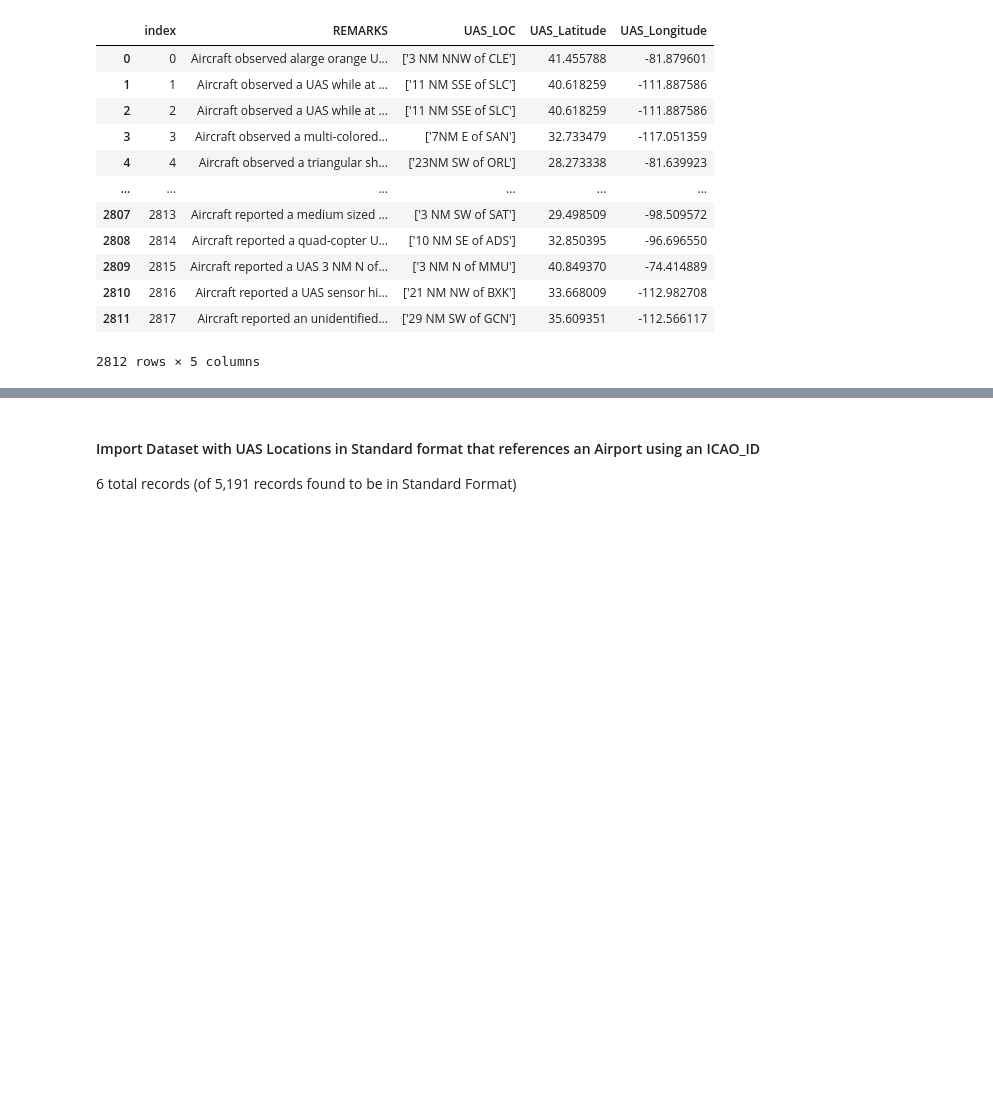
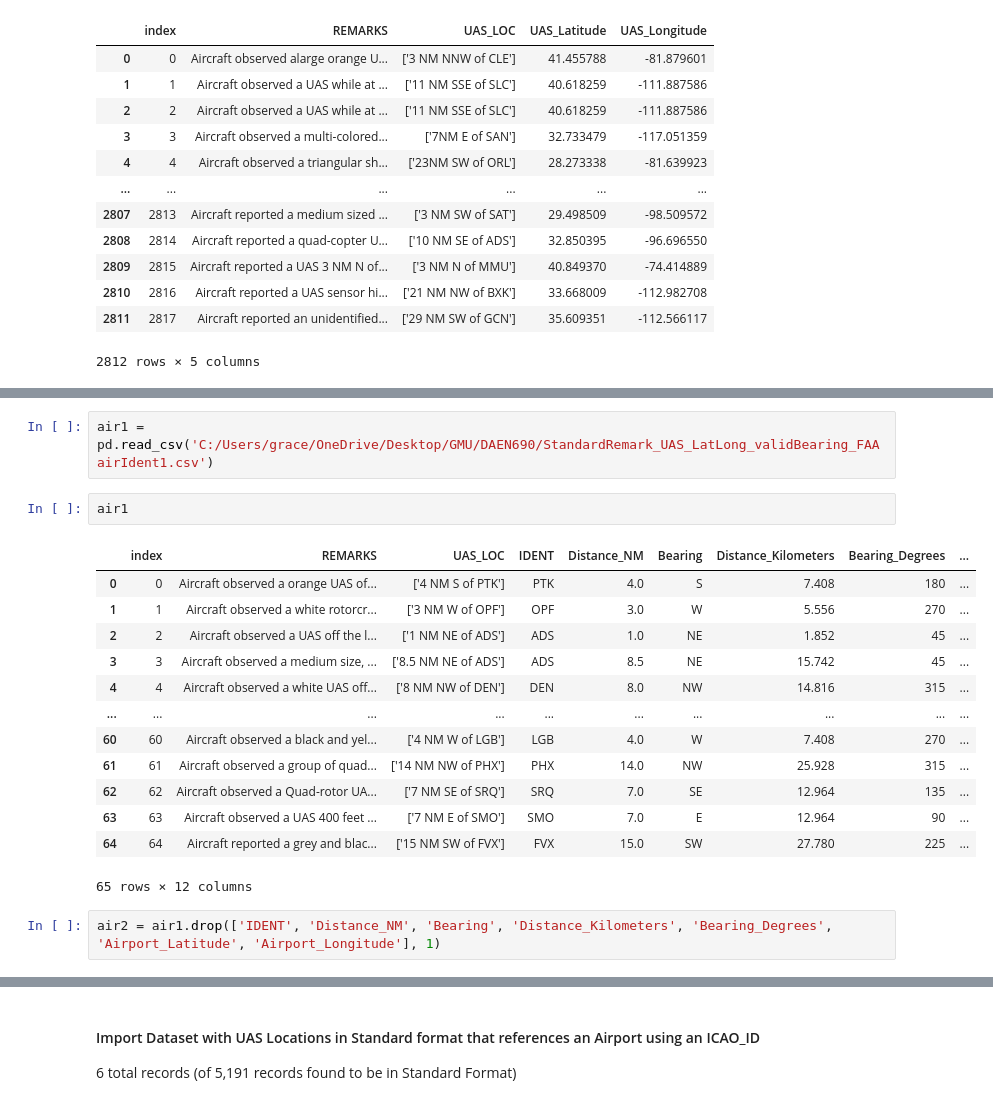
Before and after one commit to LexMG/DAEN690-FAA-UAS, a Jupyter notebook: Completed_UAS_Locations.ipynb, the cells around one changed output, grey strips where cells are left out. Saved outputs shown, nothing was run; the diff lists cells and outputs as text; blank space fills up the shorter version.

```diff
--- a/Completed_UAS_Locations.ipynb
+++ b/Completed_UAS_Locations.ipynb
@@ -49,0 +78,20 @@ std_uas_airports1
+# %%
+air1 = pd.read_csv('C:/Users/grace/OneDrive/Desktop/GMU/DAEN690/StandardRemark_UAS_LatLong_validBearing_FAAairIdent1.csv')
+# %%
+air1
+# %% [output]
+|  | index | REMARKS | UAS_LOC | IDENT | Distance_NM | Bearing | Distance_Kilometers | Bearing_Degrees | ... |
+| 0 | 0 | Aircraft observed a orange UAS of... | ['4 NM S of PTK'] | PTK | 4.0 | S | 7.408 | 180 | ... |
+| 1 | 1 | Aircraft observed a white rotorcr... | ['3 NM W of OPF'] | OPF | 3.0 | W | 5.556 | 270 | ... |
+| 2 | 2 | Aircraft observed a UAS off the l... | ['1 NM NE of ADS'] | ADS | 1.0 | NE | 1.852 | 45 | ... |
+| 3 | 3 | Aircraft observed a medium size, ... | ['8.5 NM NE of ADS'] | ADS | 8.5 | NE | 15.742 | 45 | ... |
+| 4 | 4 | Aircraft observed a white UAS off... | ['8 NM NW of DEN'] | DEN | 8.0 | NW | 14.816 | 315 | ... |
+| ... | ... | ... | ... | ... | ... | ... | ... | ... | ... |
+| 60 | 60 | Aircraft observed a black and yel... | ['4 NM W of LGB'] | LGB | 4.0 | W | 7.408 | 270 | ... |
+| 61 | 61 | Aircraft observed a group of quad... | ['14 NM NW of PHX'] | PHX | 14.0 | NW | 25.928 | 315 | ... |
+| 62 | 62 | Aircraft observed a Quad-rotor UA... | ['7 NM SE of SRQ'] | SRQ | 7.0 | SE | 12.964 | 135 | ... |
+| 63 | 63 | Aircraft observed a UAS 400 feet ... | ['7 NM E of SMO'] | SMO | 7.0 | E | 12.964 | 90 | ... |
+| 64 | 64 | Aircraft reported a grey and blac... | ['15 NM SW of FVX'] | FVX | 15.0 | SW | 27.780 | 225 | ... |
+65 rows × 12 columns
+# %%
+air2 = air1.drop(['IDENT', 'Distance_NM', 'Bearing', 'Distance_Kilometers', 'Bearing_Degrees', 'Airport_Latitude', 'Airport_Longitude'], 1)
```
Also changed, not shown: parts of 13 cells of this notebook.
